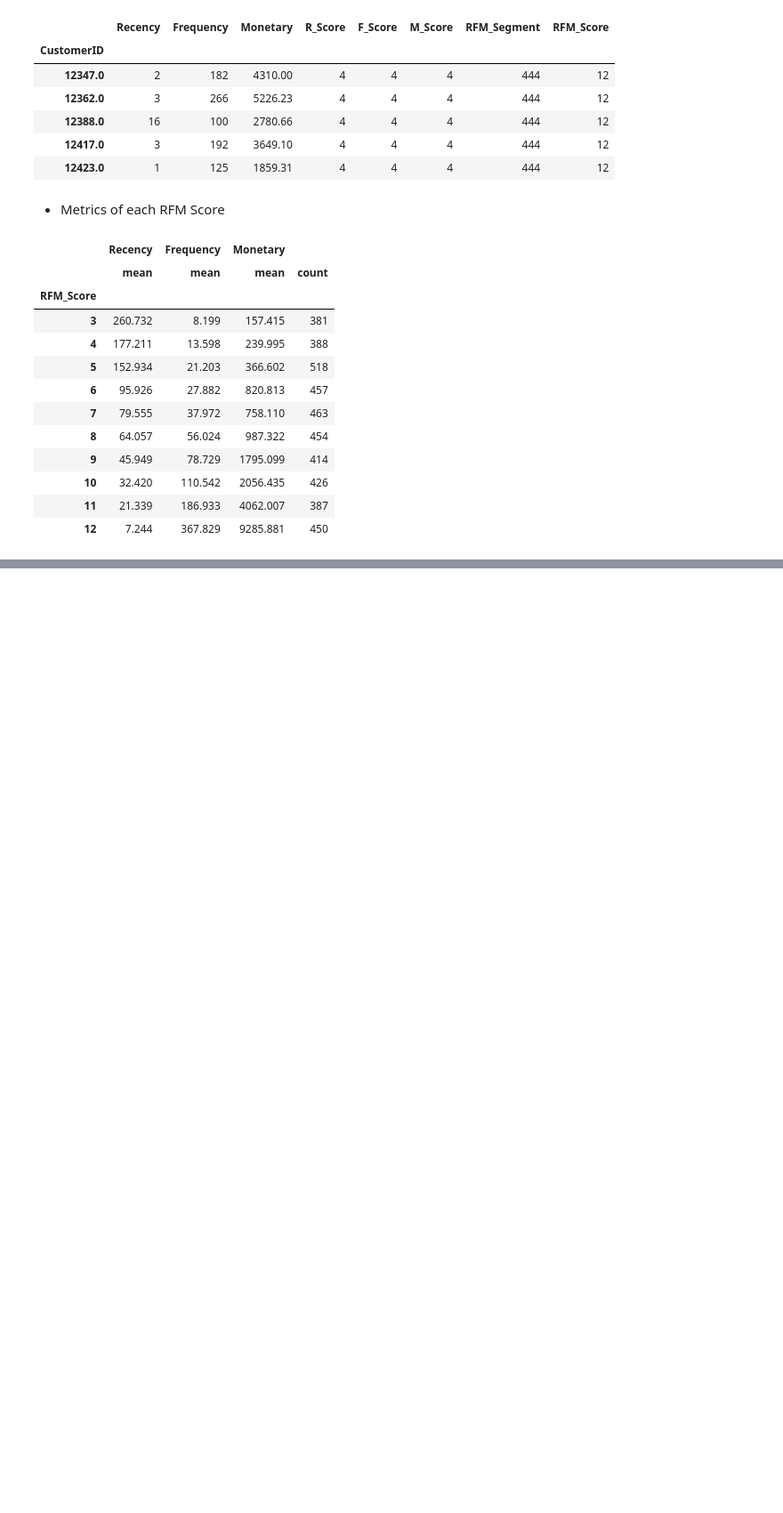
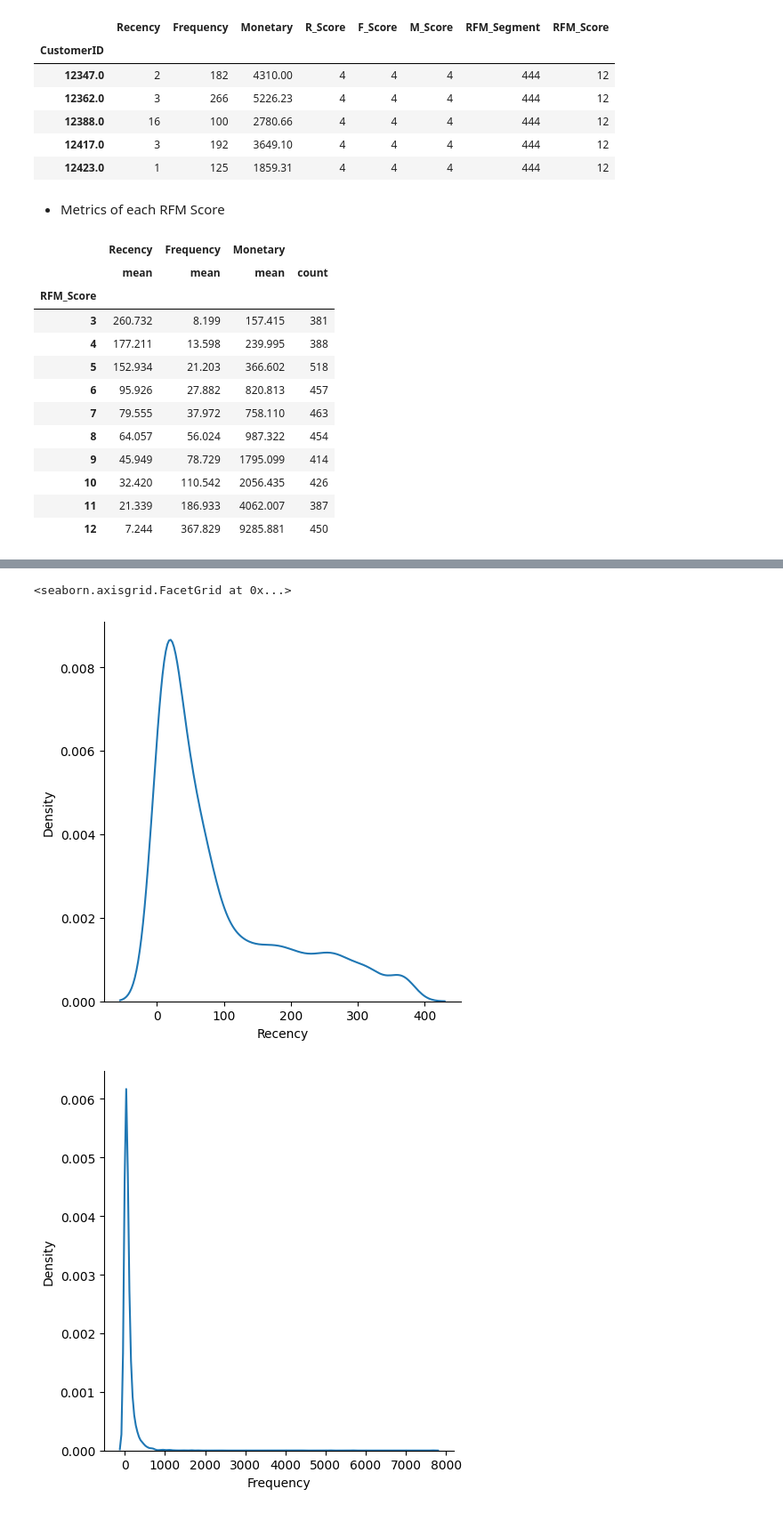
Before and after one commit to HarshTanwar001/Cohort-Analysis, a Jupyter notebook: Cohort_Analysis.ipynb, the cells around one changed output, grey strips where cells are left out. Shown: that part at 89% size. Cells and saved outputs as stored; diff of their text form; code cells hidden in the pictures; blank space fills up the shorter version.

```diff
--- a/Cohort_Analysis.ipynb
+++ b/Cohort_Analysis.ipynb
@@ -489,0 +515,8 @@ rfm.groupby('RFM_Score').agg({
+# %%
+sns.displot(rfm.Recency, kind='kde', label='Recency')
+sns.displot(rfm.Frequency, kind='kde', label='Frequency')
+sns.displot(rfm.Monetary, kind='kde', label='Monetary Value')
+# %% [output]
+<seaborn.axisgrid.FacetGrid at 0x...>
+[figure, added]
+[figure, added]
```
Also changed, not shown: parts of 16 cells of this notebook.
